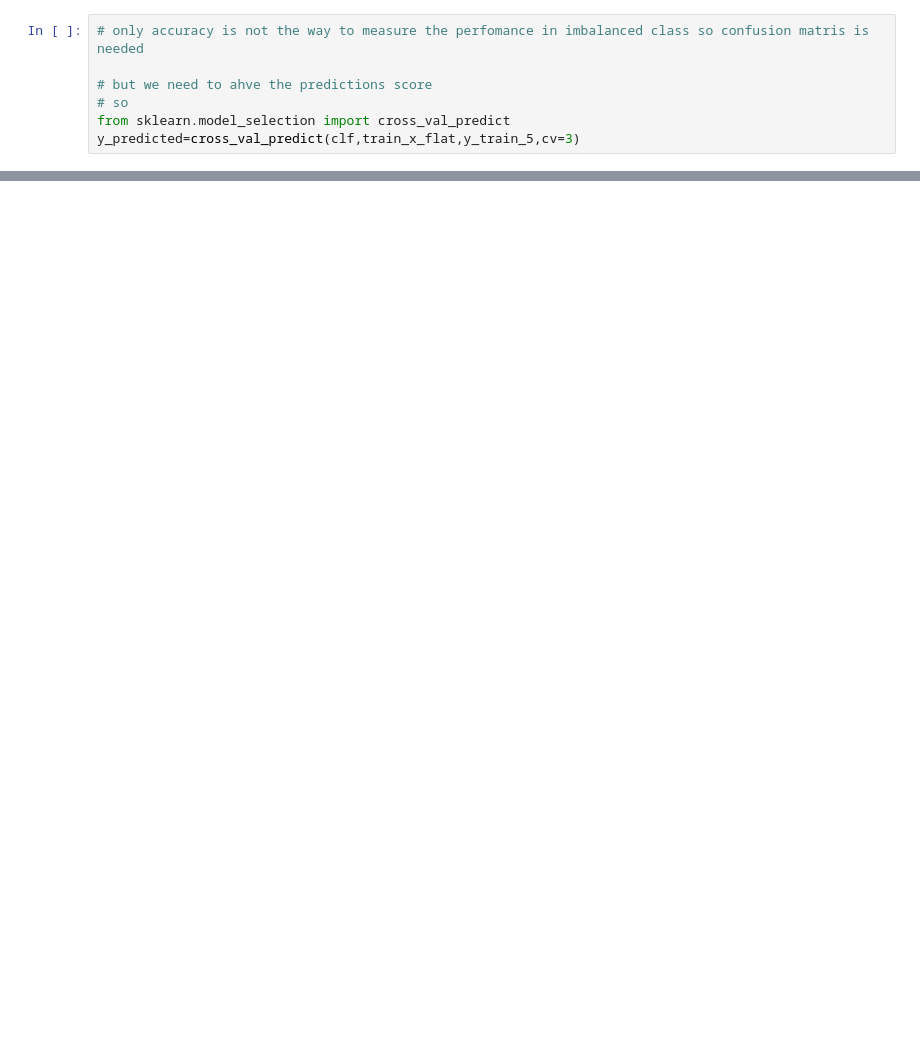
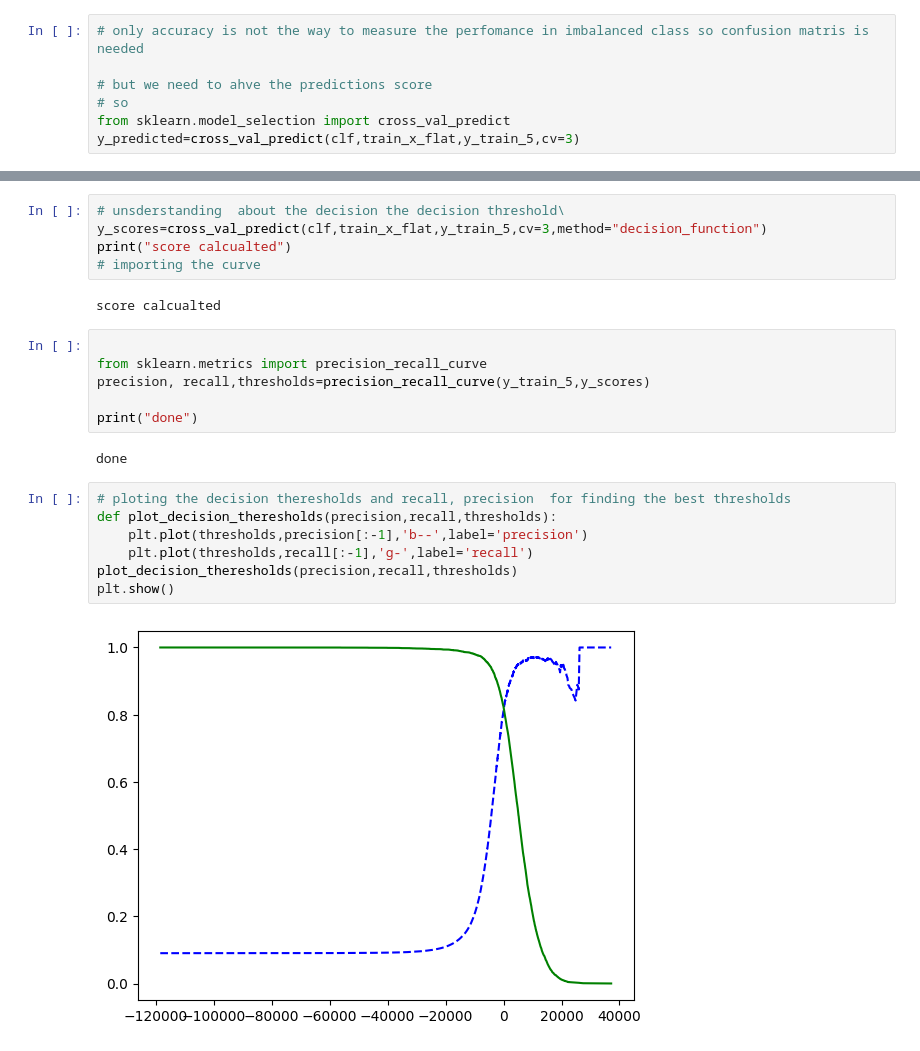
Before and after one commit to roshanbhatt420/Machinelearning-, a Jupyter notebook: roadmap/classification.ipynb, the cells around one changed output, grey strips where cells are left out. Drawn from its saved outputs; the diff is of its cells as text; blank space fills up the shorter version.

```diff
--- a/roadmap/classification.ipynb
+++ b/roadmap/classification.ipynb
@@ -126,0 +137,24 @@ disp.figure_.savefig("confusion_matrix.png")
+# %%
+# unsderstanding  about the decision the decision threshold\
+y_scores=cross_val_predict(clf,train_x_flat,y_train_5,cv=3,method="decision_function")
+print("score calcualted")
+# importing the curve
+# %% [output]
+score calcualted
+# %%
+
+from sklearn.metrics import precision_recall_curve
+precision, recall,thresholds=precision_recall_curve(y_train_5,y_scores)
+
+print("done")
+# %% [output]
+done
+# %%
+# ploting the decision theresholds and recall, precision  for finding the best thresholds
+def plot_decision_theresholds(precision,recall,thresholds):
+    plt.plot(thresholds,precision[:-1],'b--',label='precision')
+    plt.plot(thresholds,recall[:-1],'g-',label='recall')
+plot_decision_theresholds(precision,recall,thresholds)
+plt.show()
+# %% [output]
+[figure, added]
```
Also changed, not shown: parts of 14 cells of this notebook, 1 other file.
